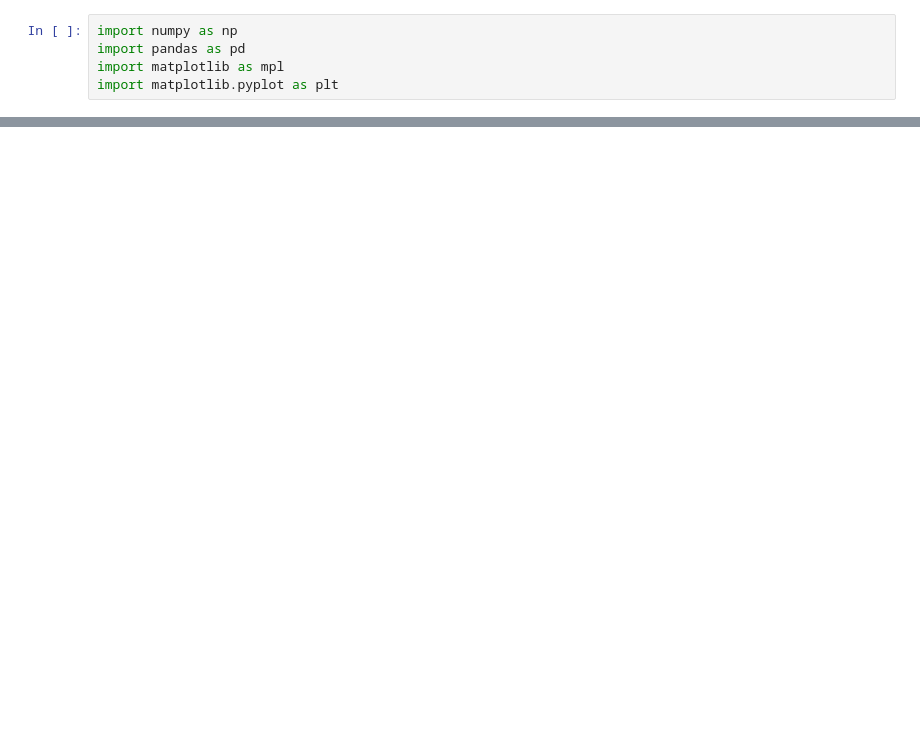
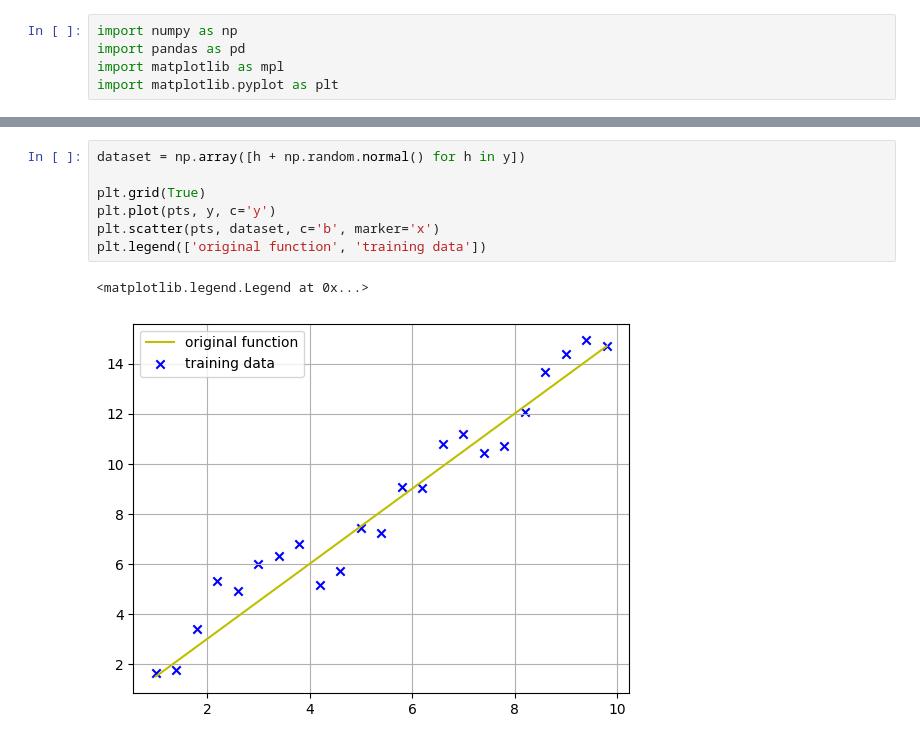
Before and after one commit to Mshra/notebooks, a Jupyter notebook: src/linear_regression.ipynb, the cells around one changed output, grey strips where cells are left out. Saved outputs shown, nothing was run; the diff lists cells and outputs as text; blank space fills up the shorter version.

```diff
--- a/src/linear_regression.ipynb
+++ b/src/linear_regression.ipynb
@@ -39,0 +16,10 @@ ax.set_ylim(-0.25, 1.25)
+# %%
+dataset = np.array([h + np.random.normal() for h in y])
+
+plt.grid(True)
+plt.plot(pts, y, c='y')
+plt.scatter(pts, dataset, c='b', marker='x')
+plt.legend(['original function', 'training data'])
+# %% [output]
+<matplotlib.legend.Legend at 0x...>
+[figure, added]
```
Also changed, not shown: parts of 5 cells of this notebook.
